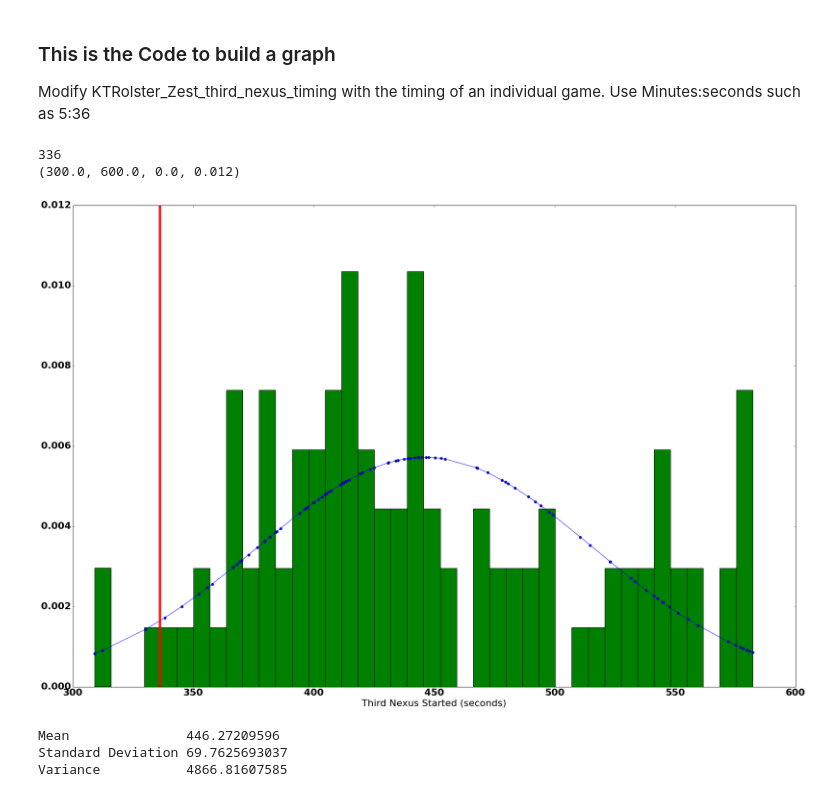
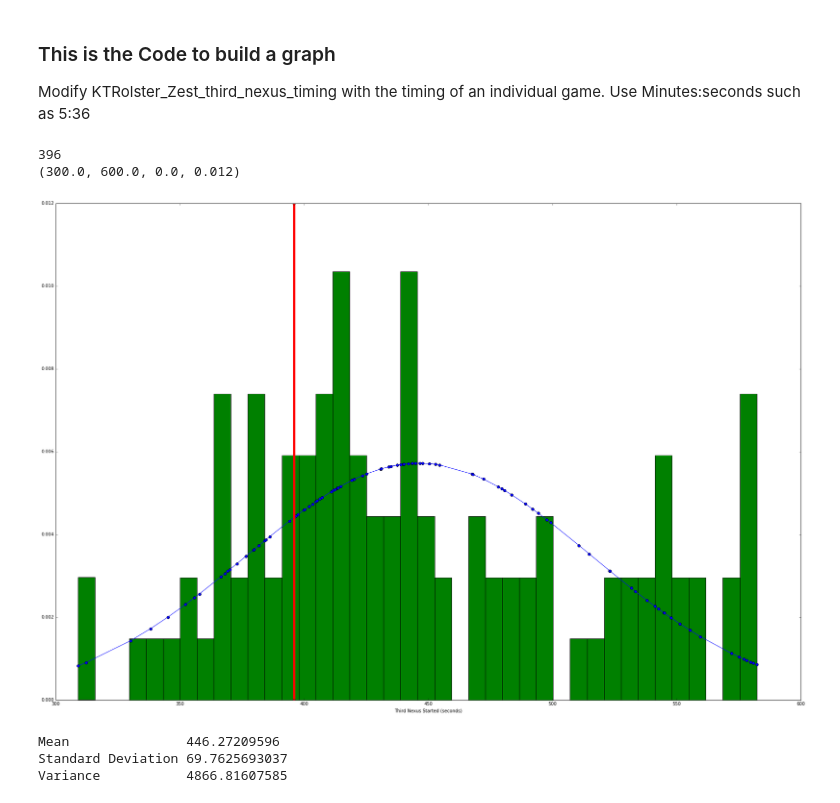
Before and after one commit to nibalizer/timings_graphing, a Jupyter notebook: StarCraft Timings Analysis.ipynb, the cells around one changed output. Saved outputs shown, nothing was run; the diff lists cells and outputs as text; code cells hidden in the pictures.

```diff
--- a/StarCraft Timings Analysis.ipynb
+++ b/StarCraft Timings Analysis.ipynb
@@ -31,29 +31,31 @@ secs = [i for i in secs if i < 600 ] # These are likely games that had early pre
 
 Modify KTRolster_Zest_third_nexus_timing with the timing of an individual game. Use Minutes:seconds such as 5:36
 # %%
-KTRolster_Zest_third_nexus_timing = '5:36'
+KTRolster_Zest_third_nexus_timing = '6:36'
 minutes, seconds = KTRolster_Zest_third_nexus_timing.split(":")
 third_nexus = int(seconds) + int(minutes) * 60
 print third_nexus
 
 import matplotlib.pyplot as plt
+from scipy import stats
+import numpy as np
 plt.figure(1, figsize=(30,20))
 fit = stats.norm.pdf(secs, np.mean(secs), np.std(secs))  #this is a fitting indeed
 plt.plot(secs,fit,'-o')
 plt.hist(secs, bins = 40, normed=True)
 
 
 xs = [third_nexus, third_nexus]
 ys = [0,plt.axis()[3]]
 print plt.axis()
 plt.plot(xs,ys,'-ro', linewidth=5)
 plt.xlabel("Third Nexus Started (seconds)")
 
 plt.show()
 # %% [output]
-336
+396
 (300.0, 600.0, 0.0, 0.012)
-[figure, old version]
+[figure, new version]
 # %%
 print "Mean              ", np.mean(secs)
 print "Standard Deviation", np.std(secs)
```
